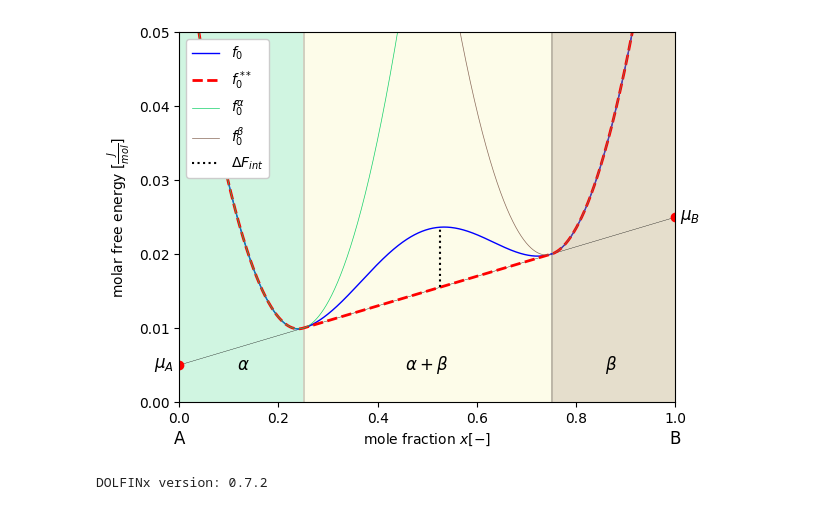
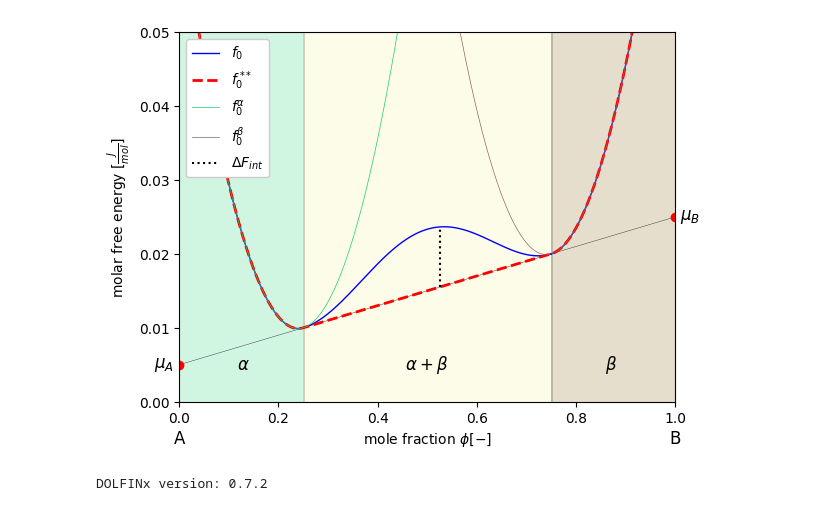
Before and after one commit to wolfgang-alpha/Modelling-1st-and-2nd-Order-Phase-Transformations, a Jupyter notebook: ch-limit-CG2.ipynb, the cells around one changed output. Saved outputs shown, nothing was run; the diff lists cells and outputs as text; code cells hidden in the pictures.

Commit message:
Label the mole fraction phi in all plots; re-execute the 1D cells
Co-Authored-By: Claude Fable 5.1 <noreply@anthropic.com>

```diff
--- a/ch-limit-CG2.ipynb
+++ b/ch-limit-CG2.ipynb
@@ -72,35 +72,35 @@ warnings.filterwarnings('ignore')
 
 x = numpy.arange(0.0,1.0,0.0001)
 #plt.rcParams.update({'font.size': 12})
 #plt.rcParams.update({'font.family': 'serif'})
 plt.figure(dpi=100)
 plt.plot(x, 0.005 + x*0.02,'k', linewidth=0.25)
 plt.axvline(x = 0.251,color ='k', linewidth=0.25)
 plt.axvline(x = 0.751,color ='k', linewidth=0.25)
 plt.plot(x, f_0(x),'b',label=r'${f_0}$', linewidth=1)
 plt.plot(x, f0_(x),'r--',label=r'${f_{0}^{\:{**}}}$', linewidth=2)
 plt.plot(x, f_alpha(x),'#14d06a',label=r'${f_{0}^{\alpha}}$', linewidth=0.5)
 plt.plot(x, f_beta(x),'#896959',label=r'${f_{0}^{\beta}}$', linewidth=0.5)
 plt.plot([0.525, 0.525], [0.0155, 0.0235],'k:',label='$\Delta F_{int}$')
-plt.xlabel("mole fraction " + r'$x[-]$')
+plt.xlabel("mole fraction " + r'$\phi[-]$')
 plt.ylabel("molar free energy " + r'$[\frac{J}{mol}]$')
 plt.xlim([0.0,1.0])
 plt.ylim([0.0,0.05])
 plt.text(0, -0.005, 'A', ha='center', va='center', fontsize=12)
 plt.text(1, -0.005, 'B', ha='center', va='center', fontsize=12)
 plt.text(-0.03, 0.005, '$\mu_A$', ha='center', va='center', fontsize=12)
 plt.text( 1.03, 0.025, '$\mu_B$', ha='center', va='center', fontsize=12)
 plt.text(0.13, 0.005, r'$\alpha$', ha='center', va='center', fontsize=12)
 plt.text(0.87, 0.005, r'$\beta$', ha='center', va='center', fontsize=12)
 plt.text(0.5 , 0.005, r'$\alpha+\beta$', ha='center', va='center', fontsize=12)
 plt.plot(0, 0.005, 'ro')
 plt.plot(1, 0.025, 'ro')
 plt.gca().add_patch(Rectangle((0,    0), 0.25, 0.05, alpha=0.2, facecolor='#14d06a'))
 plt.gca().add_patch(Rectangle((0.25, 0), 0.75, 0.05, alpha=0.2, facecolor='#f5f293'))
 plt.gca().add_patch(Rectangle((0.75, 0), 0.25, 0.05, alpha=0.2, facecolor='#896959'))
 plt.legend(loc=2,framealpha=1.0);
 # %% [output]
-[figure, old version]
+[figure, new version]
 # %%
 ! python3 -c 'import dolfinx; print(f"DOLFINx version: {dolfinx.__version__}")'
 # %% [output]
```
Also changed, not shown: parts of 9 cells of this notebook, 2 other files.
